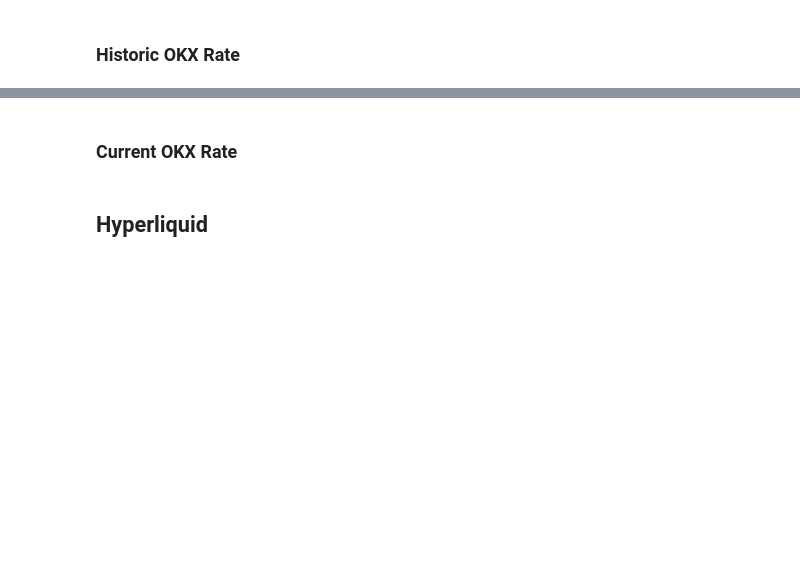
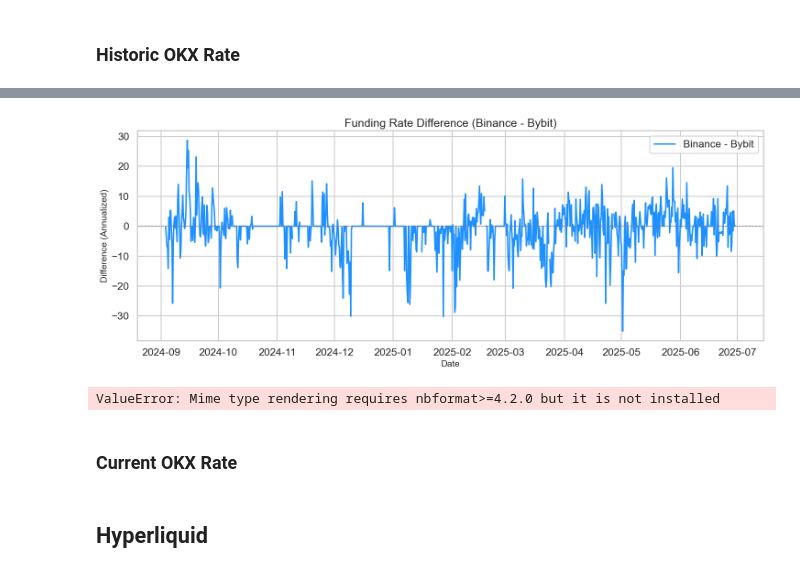
Before and after one commit to PhilMacre/rho_market, a Jupyter notebook: Historical.ipynb, the cells around one changed output, grey strips where cells are left out. Saved outputs shown, nothing was run; the diff lists cells and outputs as text; code cells hidden in the pictures; blank space fills up the shorter version.

Commit message:
Pagination for bybit retrieval / merged binance bybit / data viz --> To clean

```diff
--- a/Historical.ipynb
+++ b/Historical.ipynb
@@ -99,0 +196,5 @@ DEBUG:urllib3.connectionpool:https://api.bybit.com:443 "GET /v5/market/funding/h
+# %%
+bybi=bybi.drop_duplicates()
+bybi=bybi.set_index('fundingRateTimestamp')
+bybi.rename(columns={'annualized_funding': 'annualized_funding_bybit'}, inplace=True)
+bybi.index=bybi.index.floor('min')
@@ -190,3 +304,9 @@ DEBUG:httpcore.http2:response_closed.complete
 | 18 | withRate | 0.000008 | 2025-06-22 16:00:00 | ETH-USD-SWAP | SWAP | current_period | 0.0000081730906204 |
 | 19 | withRate | -0.000017 | 2025-06-22 08:00:00 | ETH-USD-SWAP | SWAP | current_period | -0.0000165853955157 |
 | 20 | withRate | -0.000012 | 2025-06-22 00:00:00 | ETH-USD-SWAP | SWAP | current_period | -0.0000123204445574 |
+# %%
+merged=binance.join(bybi,how='outer').sort_index()
+# %%
+merged=merged[merged.index> "2024-09-03 00:00:00"]
+# %%
+merged['bin_minus_bybit']=merged['annualized_funding_binance']-merged['annualized_funding_bybit']
@@ -192,0 +319,22 @@ DEBUG:httpcore.http2:response_closed.complete
+# %%
+import matplotlib.pyplot as plt
+import seaborn as sns
+
+# Optional: nicer styling
+sns.set(style="whitegrid", context="talk")
+
+# Create the plot
+plt.figure(figsize=(15, 6))
+plt.plot(merged.index, merged['bin_minus_bybit'], label='Binance - Bybit', color='dodgerblue')
+
+# Add horizontal line at y=0
+plt.axhline(0, color='gray', linestyle='--', linewidth=1)
+
+# Titles and labels
+plt.title('Funding Rate Difference (Binance - Bybit)', fontsize=18)
+plt.xlabel('Date', fontsize=14)
+plt.ylabel('Difference (Annualized)', fontsize=14)
+plt.legend()
+plt.tight_layout()
+plt.show()
+# %% [output]
@@ -193,3 +358,47 @@ DEBUG:httpcore.http2:response_closed.complete
+[figure, added]
+# %%
+import plotly.graph_objects as go
+import nbformat
+
+# Create the figure
+fig = go.Figure()
+
+# Add trace for the difference
+fig.add_trace(go.Scatter(
+    x=merged.index,
+    y=merged['bin_minus_bybit'],
+    mode='lines',
+    name='Binance - Bybit',
+    line=dict(color='royalblue')
+))
+
+# Add horizontal zero line
+fig.add_hline(y=0, line_dash="dot", line_color="gray")
+
+# Update layout with zoom & time slider
+fig.update_layout(
+    title='Funding Rate Difference: Binance - Bybit',
+    xaxis_title='Date',
+    yaxis_title='Annualized Funding Rate Difference',
+    template='plotly_white',
+    hovermode='x unified',
+    xaxis=dict(
+        rangeselector=dict(
+            buttons=list([
+                dict(count=1, label="1m", step="month", stepmode="backward"),
+                dict(count=3, label="3m", step="month", stepmode="backward"),
+                dict(count=6, label="6m", step="month", stepmode="backward"),
+                dict(step="all")
+            ])
+        ),
+        rangeslider=dict(visible=True),
+        type="date"
+    )
+)
+
+fig.show()
+# %% [output]
+ValueError: Mime type rendering requires nbformat>=4.2.0 but it is not installed
 # %% [markdown]
 ### Current OKX Rate
 # %%
```
Also changed, not shown: parts of 10 cells of this notebook.
